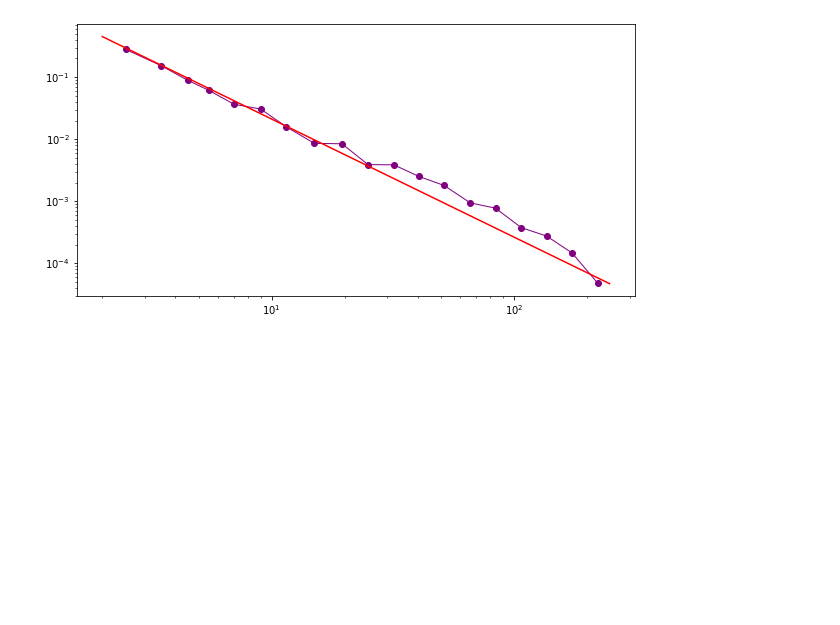
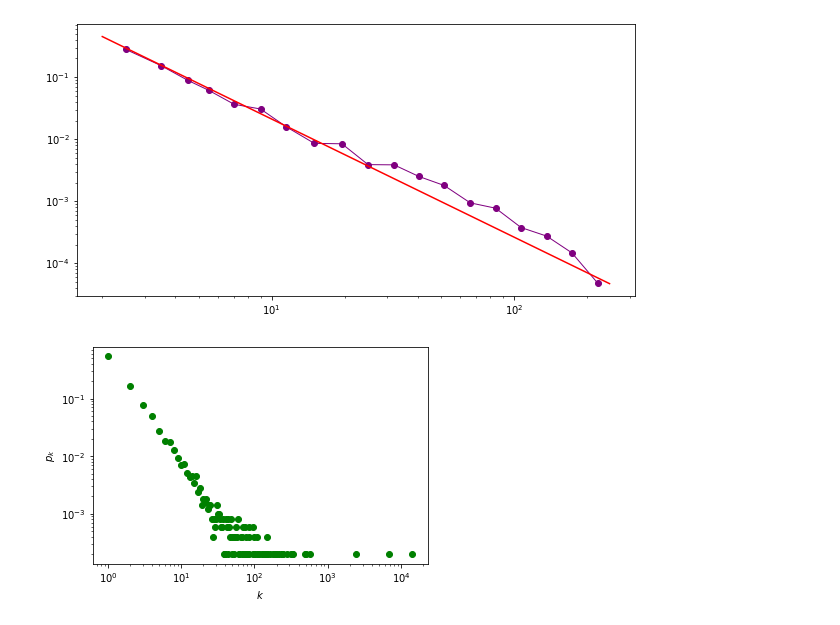
Before and after one commit to zhouhuaian/complex_network_learning, a Jupyter notebook: code/lesson5.ipynb, the cells around one changed output. Cells and saved outputs as stored; diff of their text form; code cells hidden in the pictures; blank space fills up the shorter version.

```diff
--- a/code/lesson5.ipynb
+++ b/code/lesson5.ipynb
@@ -83,3 +84,29 @@ fit.power_law.plot_pdf(color="red", linestyle="-", ax=fig)  # 绘制幂律拟合
 # %% [output]
 <AxesSubplot:>
 [figure]
+# %%
+# 生成符合幂律的度序列
+from networkx.utils import powerlaw_sequence
+
+n, gamma = 5000, 2.1
+degree_seq = powerlaw_sequence(n, gamma)  # 生成度序列
+int_deg = [int(d) for d in degree_seq]  # 取整
+
+# 用于配置模型生成网络的度序列的度总和必须是偶数！
+while sum(int_deg) % 2 != 0:
+    degree_seq = powerlaw_sequence(n, gamma)
+    int_deg = [int(d) for d in degree_seq]
+# %%
+# 利用配置模型生成网络
+g = nx.configuration_model(int_deg)
+
+k, pk = get_pdf(g)  # 计算度分布
+
+plt.figure(figsize=(6, 4))
+plt.plot(k, pk, "go")
+plt.xlabel("$k$")
+plt.ylabel("$p_k$")
+plt.xscale("log")
+plt.yscale("log")
+# %% [output]
+[figure, added]
```
Also changed, not shown: parts of 1 cell of this notebook, 1 other file.
